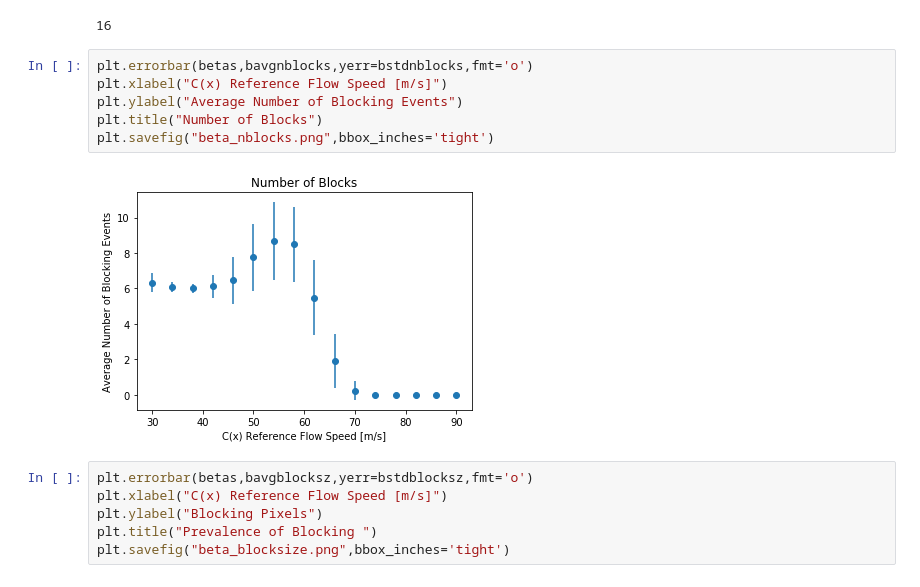
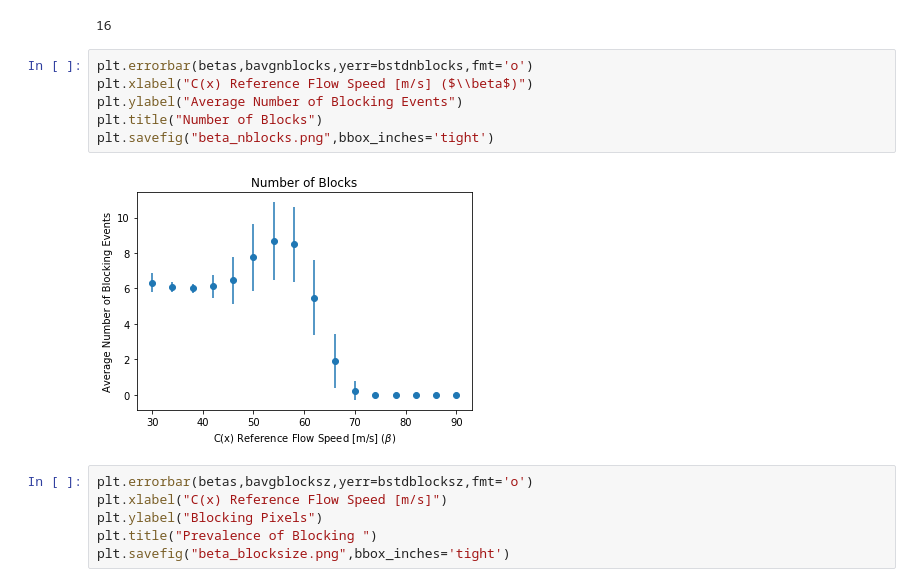
Before and after one commit to sjsmith757/rossby-blocking, a Jupyter notebook: sweep_analysis.ipynb, the cells around one changed output. Drawn from its saved outputs; the diff is of its cells as text.

```diff
--- a/sweep_analysis.ipynb
+++ b/sweep_analysis.ipynb
@@ -475,12 +521,12 @@ len(bavgnblocks)
 16
 # %%
 plt.errorbar(betas,bavgnblocks,yerr=bstdnblocks,fmt='o')
-plt.xlabel("C(x) Reference Flow Speed [m/s]")
+plt.xlabel("C(x) Reference Flow Speed [m/s] ($\\beta$)")
 plt.ylabel("Average Number of Blocking Events")
 plt.title("Number of Blocks")
 plt.savefig("beta_nblocks.png",bbox_inches='tight')
 # %% [output]
-[figure, old version]
+[figure, new version]
 # %%
 plt.errorbar(betas,bavgblocksz,yerr=bstdblocksz,fmt='o')
 plt.xlabel("C(x) Reference Flow Speed [m/s]")
```
Also changed, not shown: parts of 41 cells of this notebook, 1 other file.
